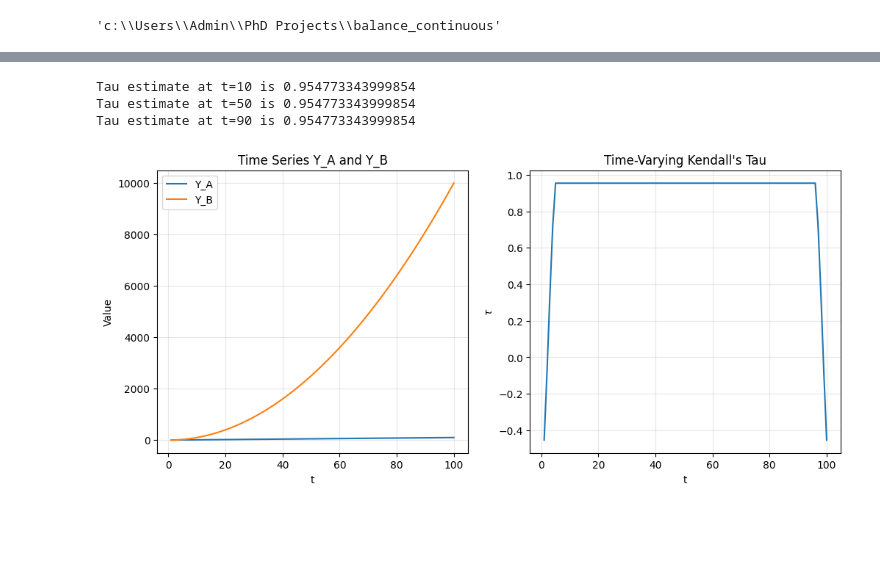
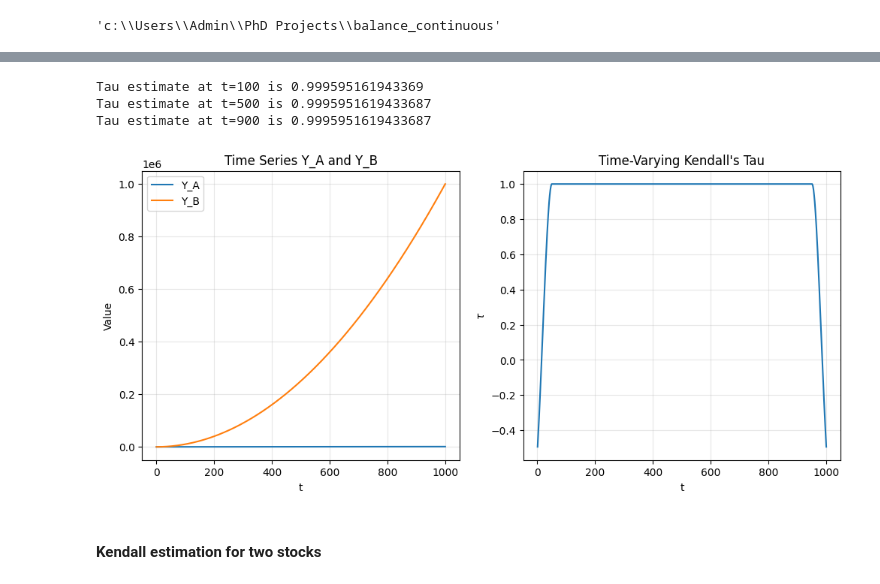
Before and after one commit to krishna-das-m/balance_continuous, a Jupyter notebook: research/02_data_transformation.ipynb, the cells around one changed output, grey strips where cells are left out. Cells and saved outputs as stored; diff of their text form; code cells hidden in the pictures; blank space fills up the shorter version.

```diff
--- a/research/02_data_transformation.ipynb
+++ b/research/02_data_transformation.ipynb
@@ -149,30 +151,32 @@ def kendall_tau_estimator(Y_A, Y_B, h=None):
 # %%
 # test 1
-Y_A = np.arange(1, 101)
+Y_A = np.arange(1, 1001)
 Y_B = np.power(Y_A, 2)
 # Y_B = np.arange(100, 199)
-S = 100
+S = 1000
 t = np.arange(1, S+1)
 tau_estimate = kendall_tau_estimator(Y_A, Y_B, h=0.05)
-for time_point in [10, 50, 90,]:
+for time_point in [100, 500, 900]:
     print(f"Tau estimate at t={time_point} is {tau_estimate[time_point]}")
 
 fig, (ax1, ax2) = plt.subplots(1, 2, figsize=(12, 5))
 ax1.plot(t, Y_A, label='Y_A')
 ax1.plot(t, Y_B, label='Y_B')
 ax1.set_xlabel('t')
 ax1.set_ylabel('Value')
 ax1.grid(True, alpha=0.3)
 ax1.set_title('Time Series Y_A and Y_B')
 ax1.legend()
 
 ax2.plot(t, tau_estimate)
 ax2.set_xlabel('t')
 ax2.set_ylabel(r'$\tau$')
 ax2.set_title("Time-Varying Kendall's Tau")
 ax2.grid(True, alpha=0.3)
 # %% [output]
-Tau estimate at t=10 is 0.954773343999854
-Tau estimate at t=50 is 0.954773343999854
-Tau estimate at t=90 is 0.954773343999854
+Tau estimate at t=100 is 0.999595161943369
+Tau estimate at t=500 is 0.9995951619433687
+Tau estimate at t=900 is 0.9995951619433687
-[figure, old version]
+[figure, new version]
+# %% [markdown]
+#### Kendall estimation for two stocks
```
Also changed, not shown: parts of 52 cells of this notebook, 1 other file.
